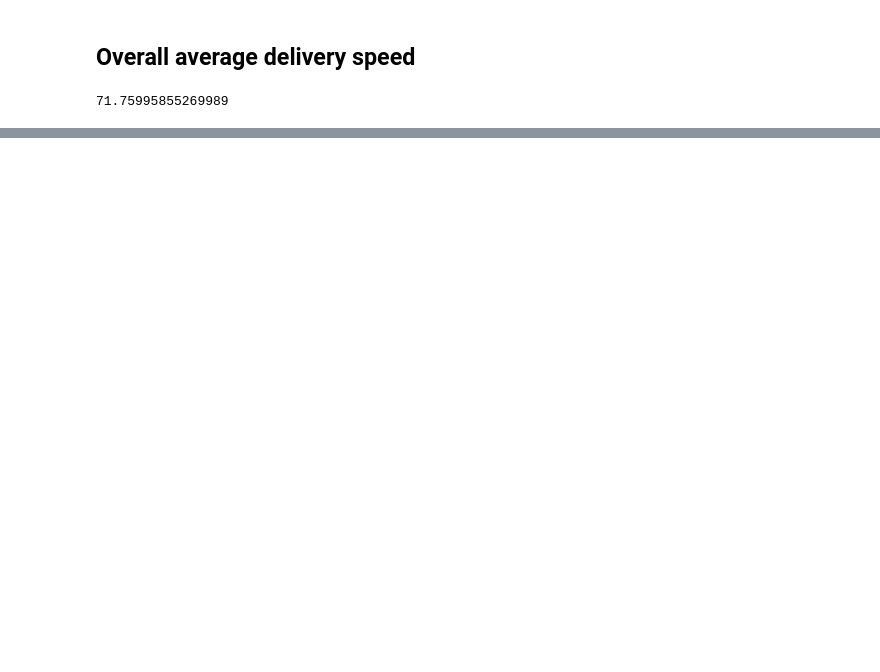
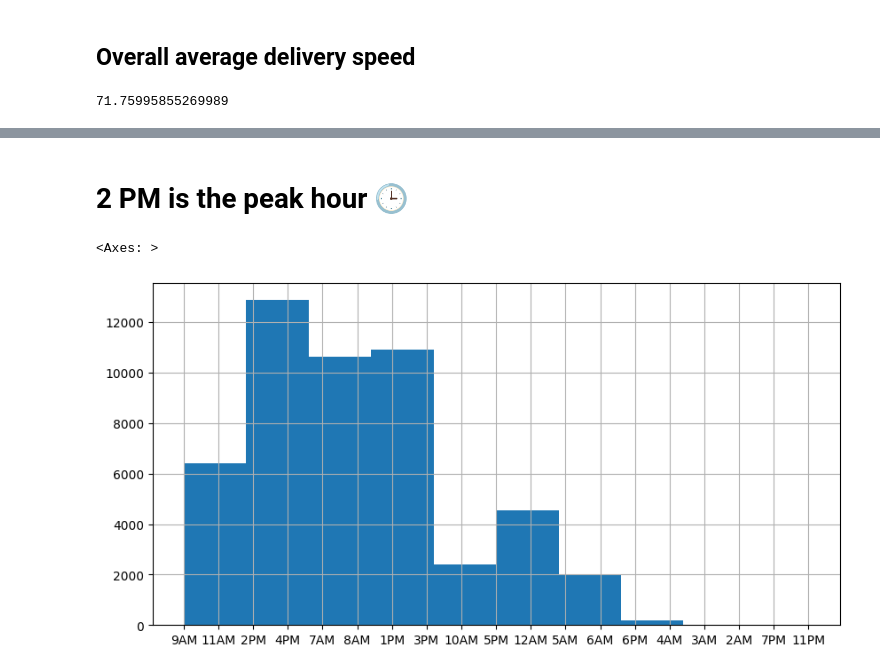
Before and after one commit to imsoumya18/NewsBytes_Assignment, a Jupyter notebook: Problem 1/Data Analysis.ipynb, the cells around one changed output, grey strips where cells are left out. Drawn from its saved outputs; the diff is of its cells as text; code cells hidden in the pictures; blank space fills up the shorter version.

```diff
--- a/Problem 1/Data Analysis.ipynb
+++ b/Problem 1/Data Analysis.ipynb
@@ -157,0 +139,13 @@ df["Delivery_Speed (min/km)"].mean()
+# %% [markdown]
+# 2 PM is the peak hour 🕒
+# %%
+for i in range(len(df)):
+    if df.loc[i, "Delivery_Hour"] > 12:
+        df.loc[i, "Delivery_Hour"] = str(df.loc[i, "Delivery_Hour"] - 12) + "PM"
+    else:
+        df.loc[i, "Delivery_Hour"] = str(df.loc[i, "Delivery_Hour"]) + "AM"
+# %%
+df["Delivery_Hour"].hist(figsize=(10, 5))
+# %% [output]
+<Axes: >
+[figure, added]
```
Also changed, not shown: parts of 9 cells of this notebook, 3 other files.
